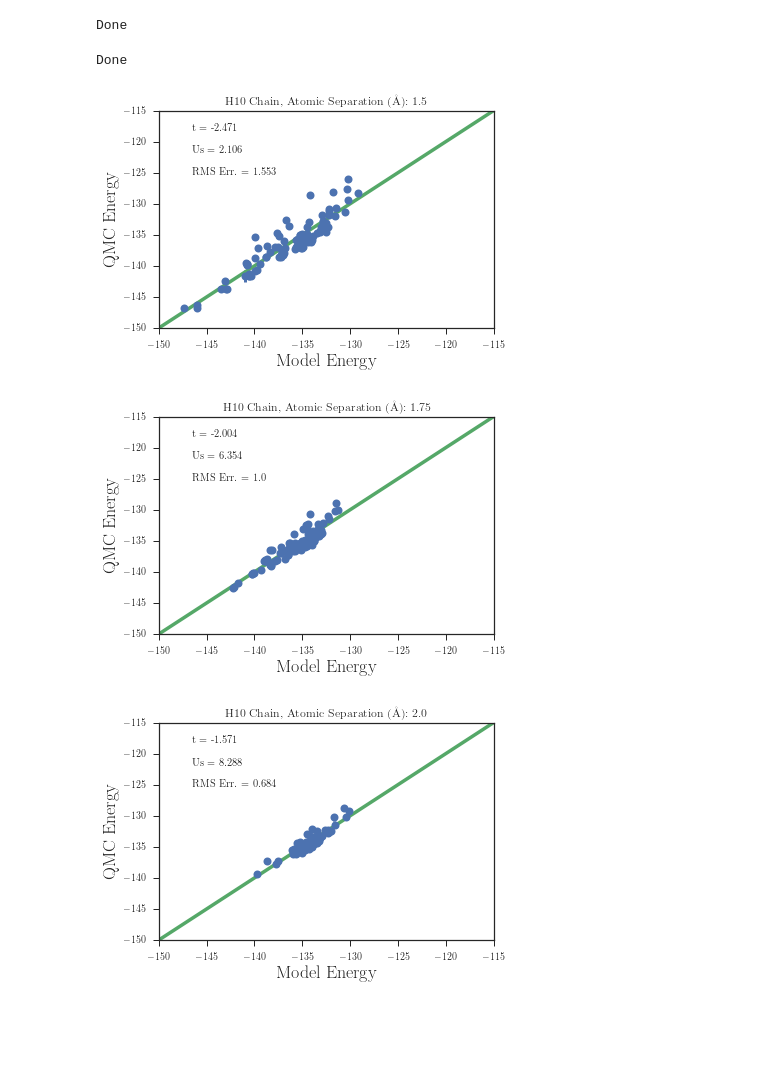
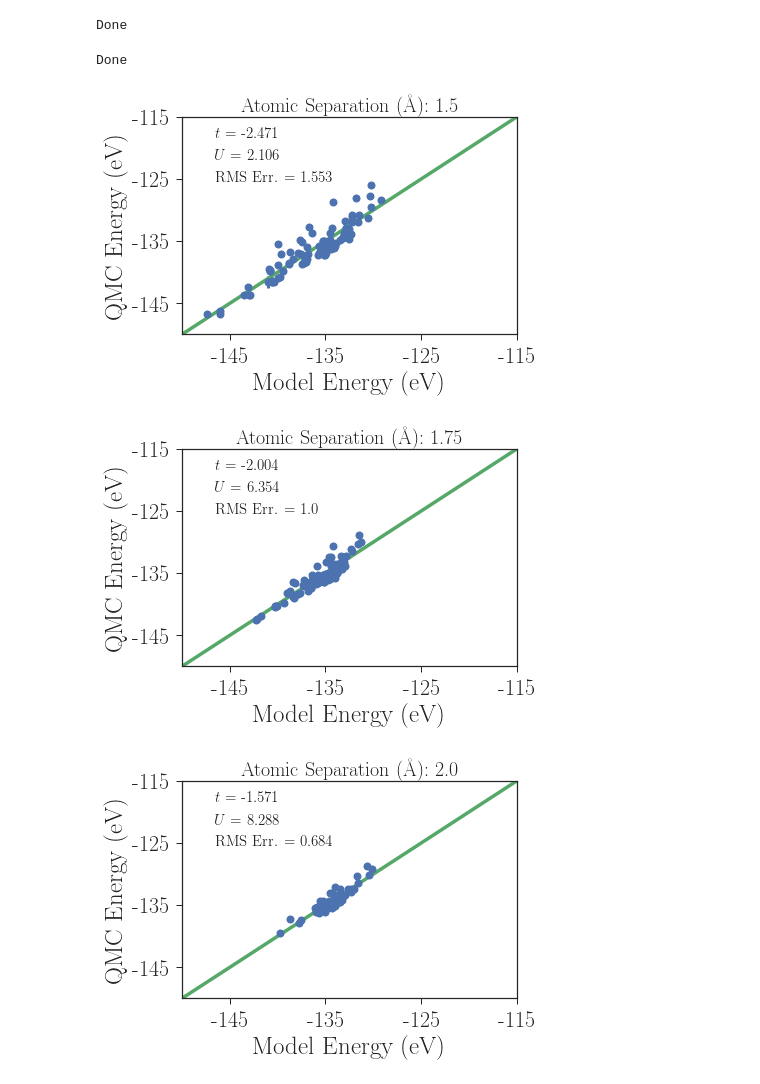
Before and after one commit to hiteshjc/Downfolding, a Jupyter notebook: hchain_data/kiel/h_chain_combine.ipynb, the cells around one changed output. Drawn from its saved outputs; the diff is of its cells as text; code cells hidden in the pictures; blank space fills up the shorter version.

Commit message:
Updated plotting script

```diff
--- a/hchain_data/kiel/h_chain_combine.ipynb
+++ b/hchain_data/kiel/h_chain_combine.ipynb
@@ -116,15 +112,28 @@ def mod_energy(fit_parms, dum_descrip):
         est[l]+=fit_parms[k]*dum_descrip[l][k]
     return est
 
+energy_ticks=[-145, -135, -125, -115]
+length_ticks=[1.6, 2.0, 2.4, 2.8]
+rms_ticks=[0.2, 0.6, 1.0, 1.4, 1.8]
+ut_rat_ticks=[2,6,10,14]
 
 filemod=''
 parameters=['Constant', 't', 'Us']
+par_names=['C', 't', 'U']
 
 param_hold=[[] for k in range(len(parameters)-1)]
 
 rms_hold=[]
 r2_hold=[]
 
+#####################################################
+#Change font sizes here!
+
+fs=25    #Fontsize of axis labels
+tfs=22   #Fontsize of tick labels
+afs=15   #Fontsize of annotated text
+
+#####################################################
 
 x0=[np.min(dat_func['energy'])]
 for k in range(len(parameters)-1):
@@ -151,54 +160,67 @@ for ln in range(len(lengths)):
     rms=np.sqrt(np.sum(resid**2)/len(resid))
 
     lw=0
-    fs=18
     ms=8
 
     plt.errorbar(model_energy, ab_energy, yerr=ab_err, elinewidth=3, linewidth=lw, marker='o', markersize=ms-2, mew=2)
     plt.plot([100*np.min(model_energy), 0], [100*np.min(model_energy), 0], linewidth=lw+3.5)
-    plt.xlabel('Model Energy', fontsize=fs)
-    plt.ylabel('QMC Energy', fontsize=fs)
+    plt.xticks(energy_ticks, energy_ticks, fontsize=tfs)
+    plt.yticks(energy_ticks, energy_ticks, fontsize=tfs)
+    plt.xlabel('Model Energy (eV)', fontsize=fs)
+    plt.ylabel('QMC Energy (eV)', fontsize=fs)
     plt.xlim([-150, -115])
     plt.ylim([-150, -115])
 
-    plt.title('H10 Chain, Atomic Separation (\AA): '+np.str(length))
+    plt.title('Atomic Separation (\AA): '+np.str(length), fontsize=fs-5)
 
     capy=0.9
     for k in range(1,len(parameters)):
-        par_name=np.str(parameters[k])
-        plt.annotate(par_name+" = "+np.str(np.round(res_lin.x[k], 3)), xy=(0.1,capy), xycoords='axes fraction', fontsize=10.5)
+        plt.annotate("$"+par_names[k]+"$ = "+np.str(np.round(res_lin.x[k], 3)), xy=(0.1,capy), xycoords='axes fraction', fontsize=afs)
         capy-=0.1
 
-    plt.annotate("RMS Err. = "+np.str(np.round(rms, 3)), xy=(0.1,capy), xycoords='axes fraction', fontsize=10.5)
+    plt.annotate("RMS Err. = "+np.str(np.round(rms, 3)), xy=(0.1,capy), xycoords='axes fraction', fontsize=afs)
     rms_hold.append(rms)
 
     for n in range(len(parameters)-1):
       param_hold[n].append(res_lin.x[n+1])
 
     plt.savefig('H_chain_fit_model_length'+np.str(length)+'_'+np.str(filemod)+'.png', dpi=200, bbox_inches='tight')
+    plt.savefig('H_chain_fit_model_length'+np.str(length)+'_'+np.str(filemod)+'.ps', bbox_inches='tight')
+    plt.savefig('H_chain_fit_model_length'+np.str(length)+'_'+np.str(filemod)+'.pdf', bbox_inches='tight')
+
+
+
 
 c=len(lengths)+1
 
 if len(parameters)==3:
   plt.figure(c)
   c+=1
   plt.plot(lengths, np.abs(np.array(param_hold[1])/np.array(param_hold[0])), linewidth=lw+2, marker='o', markersize=ms-2, mew=2)
+  plt.xticks(length_ticks, length_ticks, fontsize=tfs)
+  plt.yticks(ut_rat_ticks, ut_rat_ticks, fontsize=tfs)
   plt.xlabel('Atomic Separation (\AA)', fontsize=fs)
   plt.ylabel('$U/t$ Ratio', fontsize=fs)
   plt.savefig(np.str(parameters[2])+np.str(parameters[1])+'_ratio_vs_separation_h_chain.png', dpi=200, bbox_inches='tight')
+  plt.savefig(np.str(parameters[2])+np.str(parameters[1])+'_ratio_vs_separation_h_chain.pdf', bbox_inches='tight')
+
 
 plt.figure(c)
 c+=1
 plt.plot(lengths, rms_hold, linewidth=lw+2, marker='o', markersize=ms-2, mew=2)
-plt.xlabel('Atomic Separation (ang.)', fontsize=fs)
+plt.xticks(length_ticks, length_ticks, fontsize=tfs)
+plt.yticks(rms_ticks, rms_ticks, fontsize=tfs)
+plt.xlabel('Atomic Separation (\AA)', fontsize=fs)
 plt.ylabel('RMS Error (eV)', fontsize=fs)
-plt.title('RMS Error in $U-t$ Model Relative to QMC', fontsize=fs)
+plt.xticks(fontsize=tfs)
+plt.yticks(fontsize=tfs)
+#plt.title('RMS Error in $U-t$ Model Relative to QMC', fontsize=fs)
 plt.savefig('rms_ut_error_vs_separation_h_chain.png', bbox_inches='tight', dpi=200)
 plt.savefig('rms_ut_error_vs_separation_h_chain.pdf', bbox_inches='tight')
 
 print('Done')
 # %% [output]
 Done
-[figure, old version]
+[figure, new version]
-[figure, old version]
+[figure, new version]
-[figure, old version]
+[figure, new version]
```
Also changed, not shown: parts of 5 cells of this notebook.
